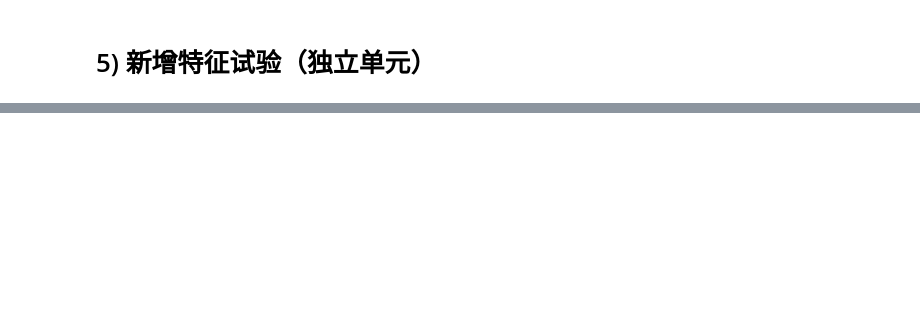
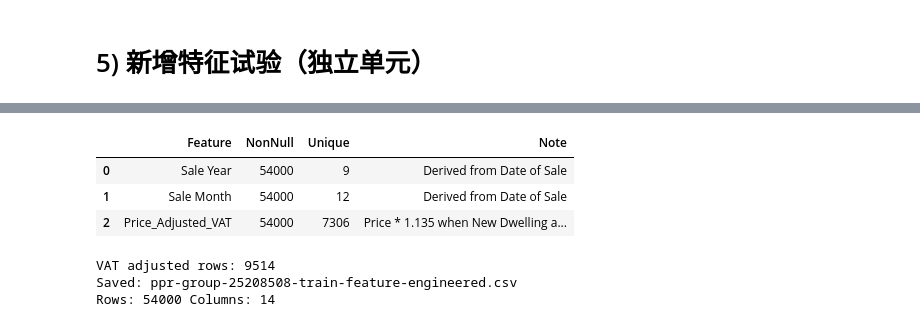
Before and after one commit to ucdda/COMP47350_DataAnalysis, a Jupyter notebook: Features_pair.ipynb, the cells around one changed output, grey strips where cells are left out. Saved outputs shown, nothing was run; the diff lists cells and outputs as text; code cells hidden in the pictures; blank space fills up the shorter version.

```diff
--- a/Features_pair.ipynb
+++ b/Features_pair.ipynb
@@ -402,2 +468,69 @@ print('Saved images folder:', PLOT_DIR_TRIAL)
 # %%
-#
+# 单元功能：仅做新特征构造与导出（不在本节进行模型训练验证）。
+import numpy as np
+import pandas as pd
+
+# 1) 读取原始训练数据
+src_csv = 'ppr-group-25208508-train.csv'
+df_fe = pd.read_csv(src_csv).copy()
+
+# 2) 价格清洗
+price_col = 'Price (€)'
+df_fe[price_col] = pd.to_numeric(
+    df_fe[price_col].astype(str).str.replace('€', '', regex=False).str.replace(',', '', regex=False),
+    errors='coerce'
+)
+
+# 3) 特征一/二：Sale Year, Sale Month（从成交日期拆分）
+date_col = 'Date of Sale (dd/mm/yyyy)'
+df_fe[date_col] = pd.to_datetime(df_fe[date_col], dayfirst=True, errors='coerce')
+df_fe['Sale Year'] = df_fe[date_col].dt.year.astype('Int64')
+df_fe['Sale Month'] = df_fe[date_col].dt.month.astype('Int64')
+
+# 4) 特征三：VAT 调整价格（业务规则）
+# Rule: New Dwelling + VAT Exclusive=Yes -> Price * 1.135
+is_new_dwelling = df_fe['Description of Property'].astype(str).str.strip().eq('New Dwelling house /Apartment')
+vat_yes = df_fe['VAT Exclusive'].astype(str).str.strip().str.upper().isin(['YES', 'Y'])
+vat_mask = is_new_dwelling & vat_yes
+
+df_fe['vat_adjusted_flag'] = vat_mask.astype(int)
+df_fe['VAT_Adjustment_Multiplier'] = np.where(vat_mask, 1.135, 1.0)
+df_fe['Price_Adjusted_VAT'] = df_fe[price_col] * df_fe['VAT_Adjustment_Multiplier']
+
+# 5) 本节只展示构造结果摘要（不做模型效果验证）
+summary_df = pd.DataFrame([
+    {
+        'Feature': 'Sale Year',
+        'NonNull': int(df_fe['Sale Year'].notna().sum()),
+        'Unique': int(df_fe['Sale Year'].nunique(dropna=True)),
+        'Note': 'Derived from Date of Sale'
+    },
+    {
+        'Feature': 'Sale Month',
+        'NonNull': int(df_fe['Sale Month'].notna().sum()),
+        'Unique': int(df_fe['Sale Month'].nunique(dropna=True)),
+        'Note': 'Derived from Date of Sale'
+    },
+    {
+        'Feature': 'Price_Adjusted_VAT',
+        'NonNull': int(df_fe['Price_Adjusted_VAT'].notna().sum()),
+        'Unique': int(df_fe['Price_Adjusted_VAT'].nunique(dropna=True)),
+        'Note': 'Price * 1.135 when New Dwelling and VAT Exclusive=Yes'
+    }
+])
+display(summary_df)
+print('VAT adjusted rows:', int(df_fe['vat_adjusted_flag'].sum()))
+
+# 6) 导出包含新特征的数据集 CSV
+out_csv = 'ppr-group-25208508-train-feature-engineered.csv'
+df_fe.to_csv(out_csv, index=False)
+print('Saved:', out_csv)
+print('Rows:', len(df_fe), 'Columns:', len(df_fe.columns))
+# %% [output]
+|  | Feature | NonNull | Unique | Note |
+| 0 | Sale Year | 54000 | 9 | Derived from Date of Sale |
+| 1 | Sale Month | 54000 | 12 | Derived from Date of Sale |
+| 2 | Price_Adjusted_VAT | 54000 | 7306 | Price * 1.135 when New Dwelling a... |
+VAT adjusted rows: 9514
+Saved: ppr-group-25208508-train-feature-engineered.csv
+Rows: 54000 Columns: 14
```
Also changed, not shown: parts of 3 cells of this notebook, 1 other file.
